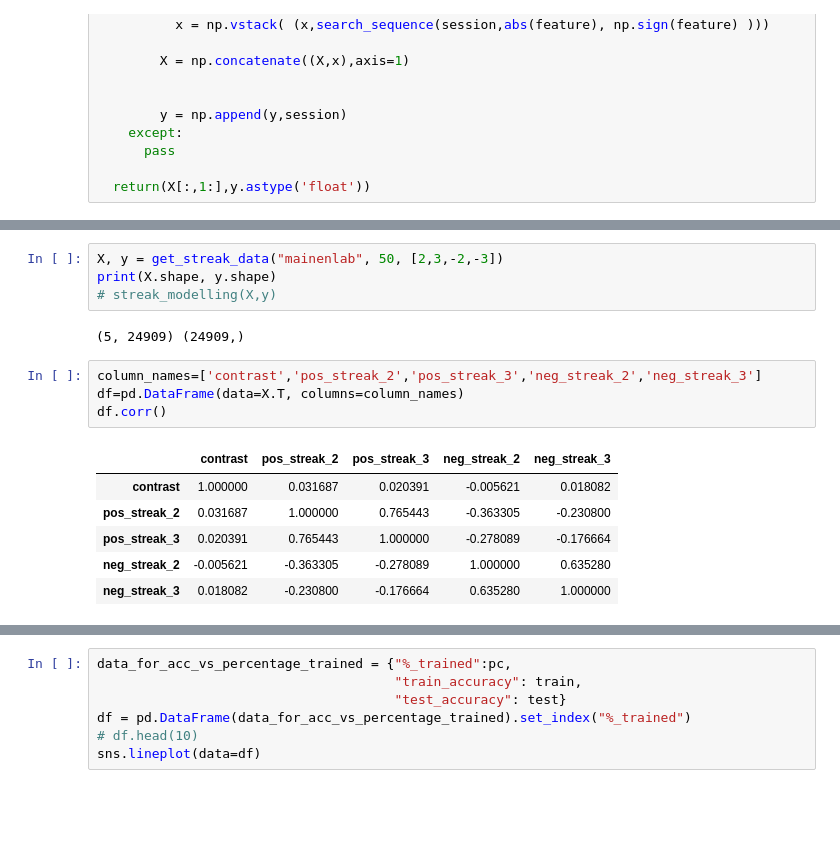
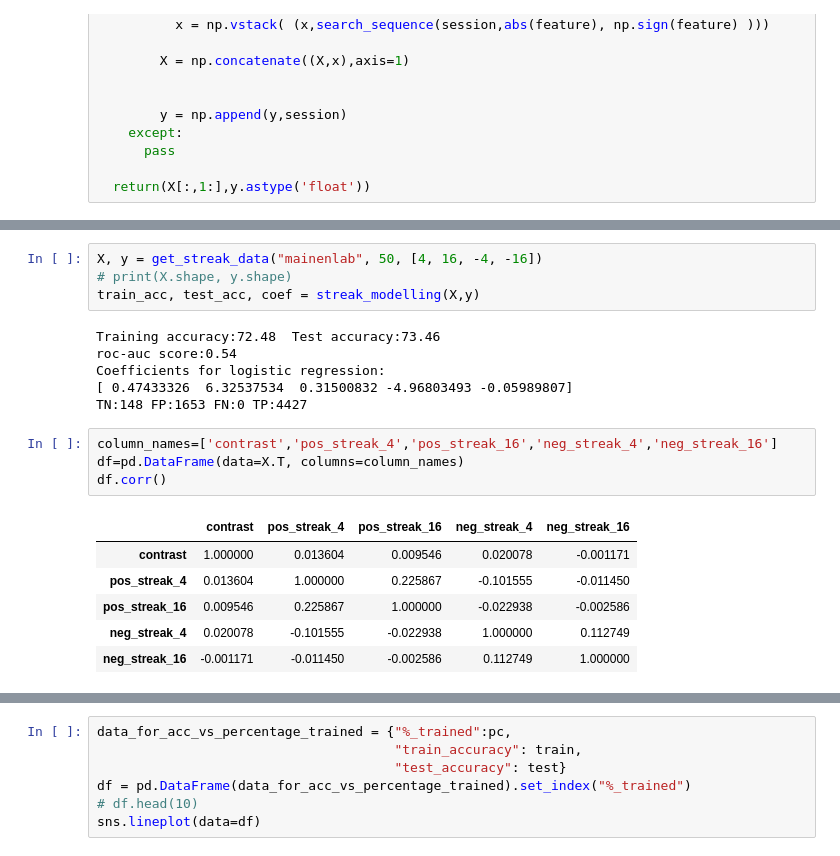
Before and after one commit to shayan823/reward_related_society, a Jupyter notebook: modelling.ipynb, the cells around one changed output, grey strips where cells are left out. Saved outputs shown, nothing was run; the diff lists cells and outputs as text; blank space fills up the shorter version.

```diff
--- a/modelling.ipynb
+++ b/modelling.ipynb
@@ -89,20 +110,24 @@ def streak_modelling(X,y):
 # %%
-X, y = get_streak_data("mainenlab", 50, [2,3,-2,-3])
-print(X.shape, y.shape)
-# streak_modelling(X,y)
+X, y = get_streak_data("mainenlab", 50, [4, 16, -4, -16])
+# print(X.shape, y.shape)
+train_acc, test_acc, coef = streak_modelling(X,y)
 # %% [output]
-(5, 24909) (24909,)
+Training accuracy:72.48  Test accuracy:73.46
+roc-auc score:0.54
+Coefficients for logistic regression:
+[ 0.47433326  6.32537534  0.31500832 -4.96803493 -0.05989807]
+TN:148 FP:1653 FN:0 TP:4427
 # %%
-column_names=['contrast','pos_streak_2','pos_streak_3','neg_streak_2','neg_streak_3']
+column_names=['contrast','pos_streak_4','pos_streak_16','neg_streak_4','neg_streak_16']
 df=pd.DataFrame(data=X.T, columns=column_names)
 df.corr()
 # %% [output]
-|  | contrast | pos_streak_2 | pos_streak_3 | neg_streak_2 | neg_streak_3 |
-| contrast | 1.000000 | 0.031687 | 0.020391 | -0.005621 | 0.018082 |
-| pos_streak_2 | 0.031687 | 1.000000 | 0.765443 | -0.363305 | -0.230800 |
-| pos_streak_3 | 0.020391 | 0.765443 | 1.000000 | -0.278089 | -0.176664 |
-| neg_streak_2 | -0.005621 | -0.363305 | -0.278089 | 1.000000 | 0.635280 |
-| neg_streak_3 | 0.018082 | -0.230800 | -0.176664 | 0.635280 | 1.000000 |
+|  | contrast | pos_streak_4 | pos_streak_16 | neg_streak_4 | neg_streak_16 |
+| contrast | 1.000000 | 0.013604 | 0.009546 | 0.020078 | -0.001171 |
+| pos_streak_4 | 0.013604 | 1.000000 | 0.225867 | -0.101555 | -0.011450 |
+| pos_streak_16 | 0.009546 | 0.225867 | 1.000000 | -0.022938 | -0.002586 |
+| neg_streak_4 | 0.020078 | -0.101555 | -0.022938 | 1.000000 | 0.112749 |
+| neg_streak_16 | -0.001171 | -0.011450 | -0.002586 | 0.112749 | 1.000000 |
 # %%
 pc=np.arange(10,100,10)
 train=[]
```
Also changed, not shown: parts of 13 cells of this notebook, 2 other files.
